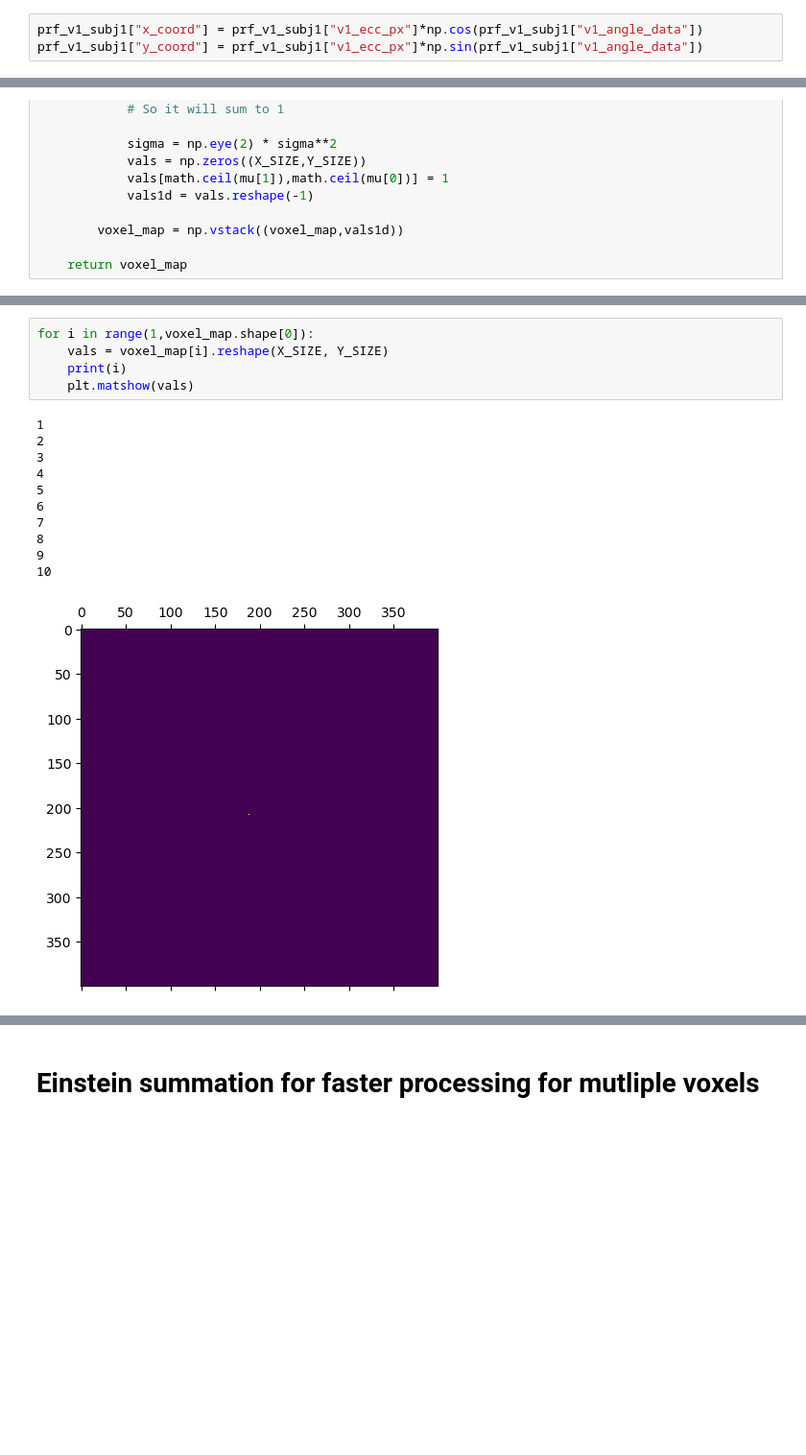
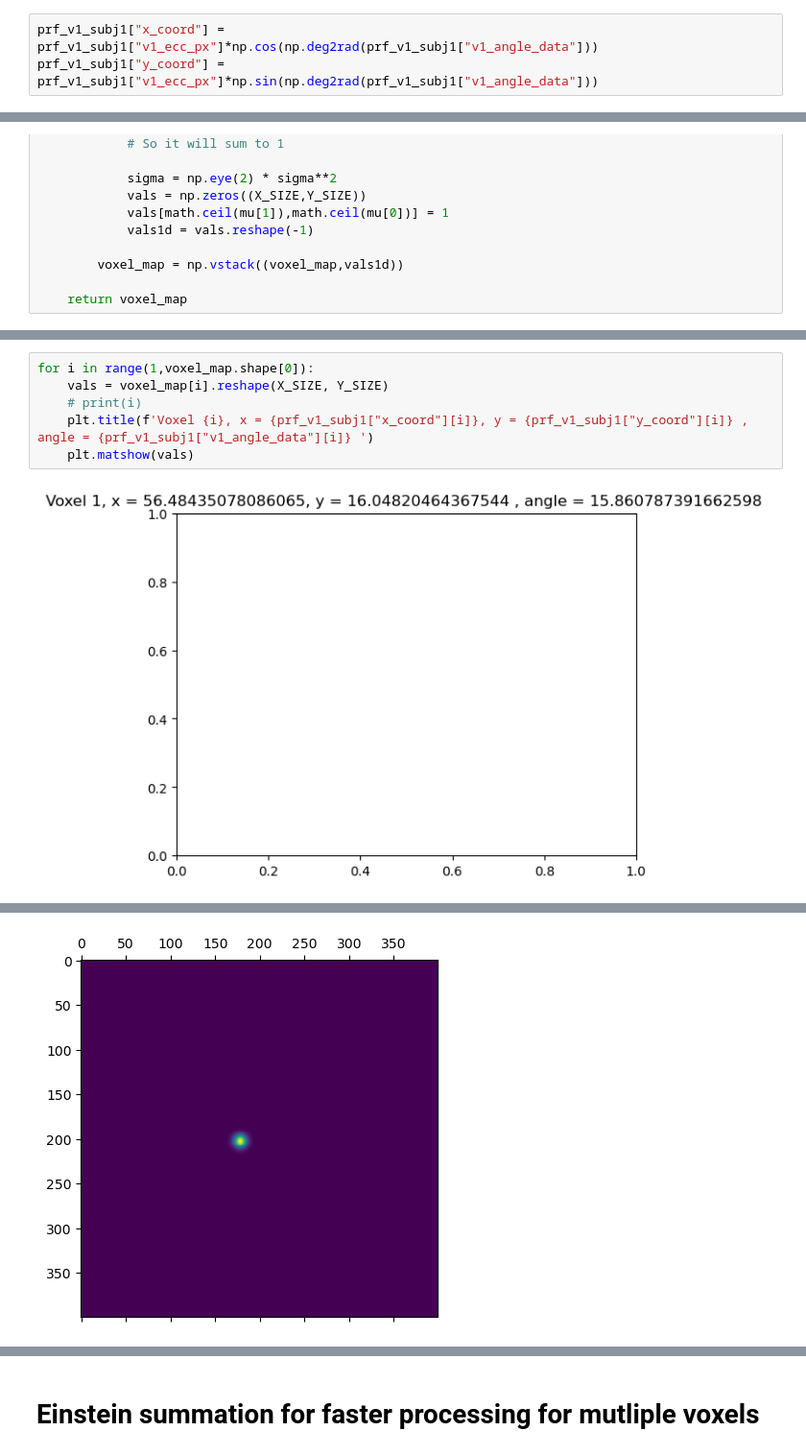
Before and after one commit to hrdkbhatnagar/nsd-static-saliency, a Jupyter notebook: scripts/03_pRF_saliency_modelling.ipynb, the cells around one changed output, grey strips where cells are left out. Shown at 96% size. Saved outputs shown, nothing was run; the diff lists cells and outputs as text; blank space fills up the shorter version.

Commit message:
Generate voxel map (K matrix) correctly

```diff
--- a/scripts/03_pRF_saliency_modelling.ipynb
+++ b/scripts/03_pRF_saliency_modelling.ipynb
@@ -120,8 +119,8 @@ prf_v1_subj1
 prf_v1_subj1["v1_ecc_px"] = prf_v1_subj1["v1_ecc_data"]*714/8.4
 prf_v1_subj1["v1_sigma_px"] =prf_v1_subj1["v1_sigma_data"]*714/8.4
 # %%
-prf_v1_subj1["x_coord"] = prf_v1_subj1["v1_ecc_px"]*np.cos(prf_v1_subj1["v1_angle_data"])
-prf_v1_subj1["y_coord"] = prf_v1_subj1["v1_ecc_px"]*np.sin(prf_v1_subj1["v1_angle_data"])
+prf_v1_subj1["x_coord"] = prf_v1_subj1["v1_ecc_px"]*np.cos(np.deg2rad(prf_v1_subj1["v1_angle_data"]))
+prf_v1_subj1["y_coord"] = prf_v1_subj1["v1_ecc_px"]*np.sin(np.deg2rad(prf_v1_subj1["v1_angle_data"]))
 # %%
 prf_v1_subj1
 # %% [output]
@@ -342,17 +348,8 @@ Voxel 9, sigma = 4.945701882243156, mu = [-21.667917627122623, 1.099526933335056
 # %%
 for i in range(1,voxel_map.shape[0]):
     vals = voxel_map[i].reshape(X_SIZE, Y_SIZE)
-    print(i)
+    # print(i)
+    plt.title(f'Voxel {i}, x = {prf_v1_subj1["x_coord"][i]}, y = {prf_v1_subj1["y_coord"][i]} , angle = {prf_v1_subj1["v1_angle_data"][i]} ')
     plt.matshow(vals)
 # %% [output]
-1
-2
-3
-4
-5
-6
-7
-8
-9
-10
-[figure, old version]
+[figure, new version]
@@ -367,0 +365 @@ for i in range(1,voxel_map.shape[0]):
+[figure, added]
```
Also changed, not shown: parts of 48 cells of this notebook, 1 other file.
